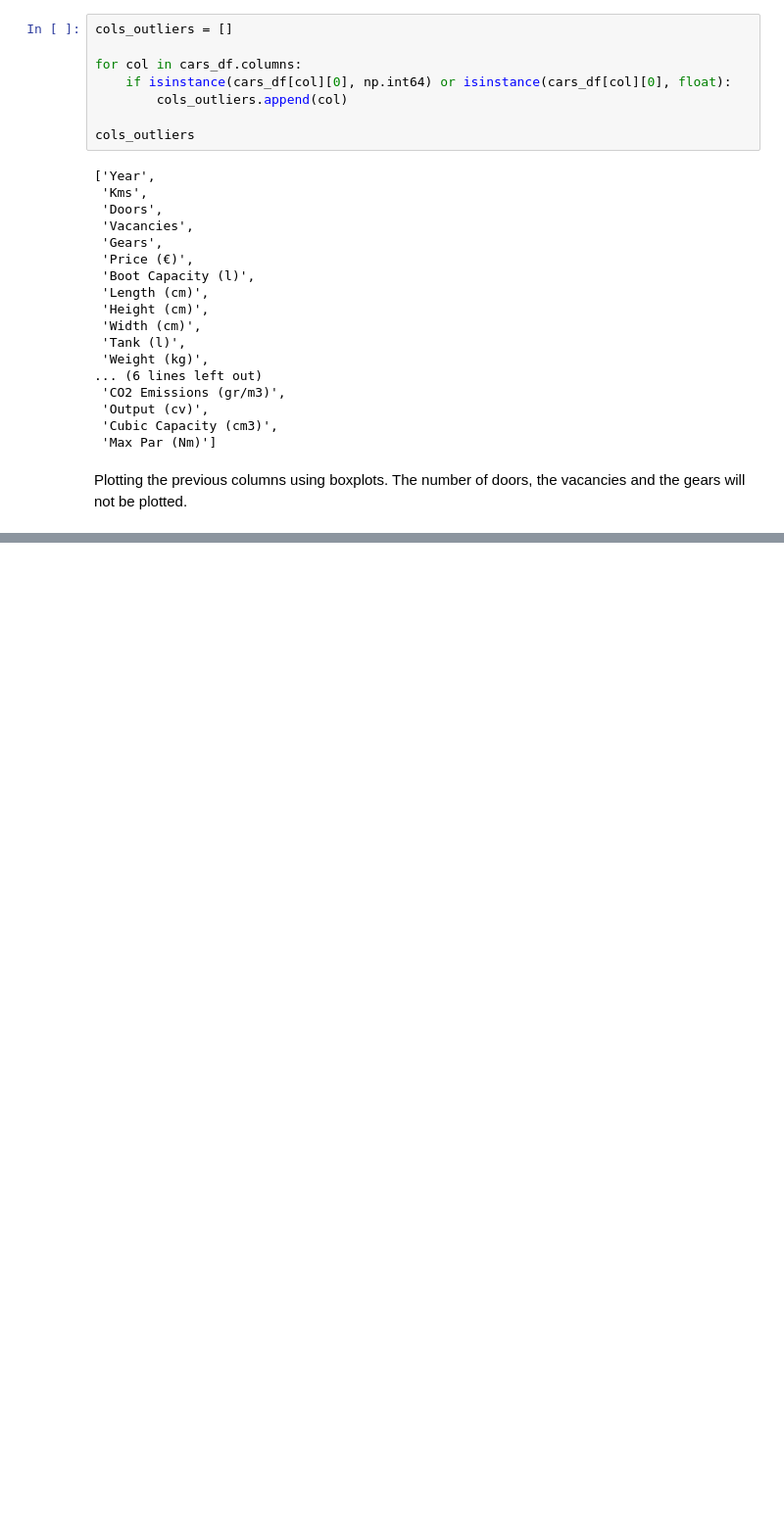
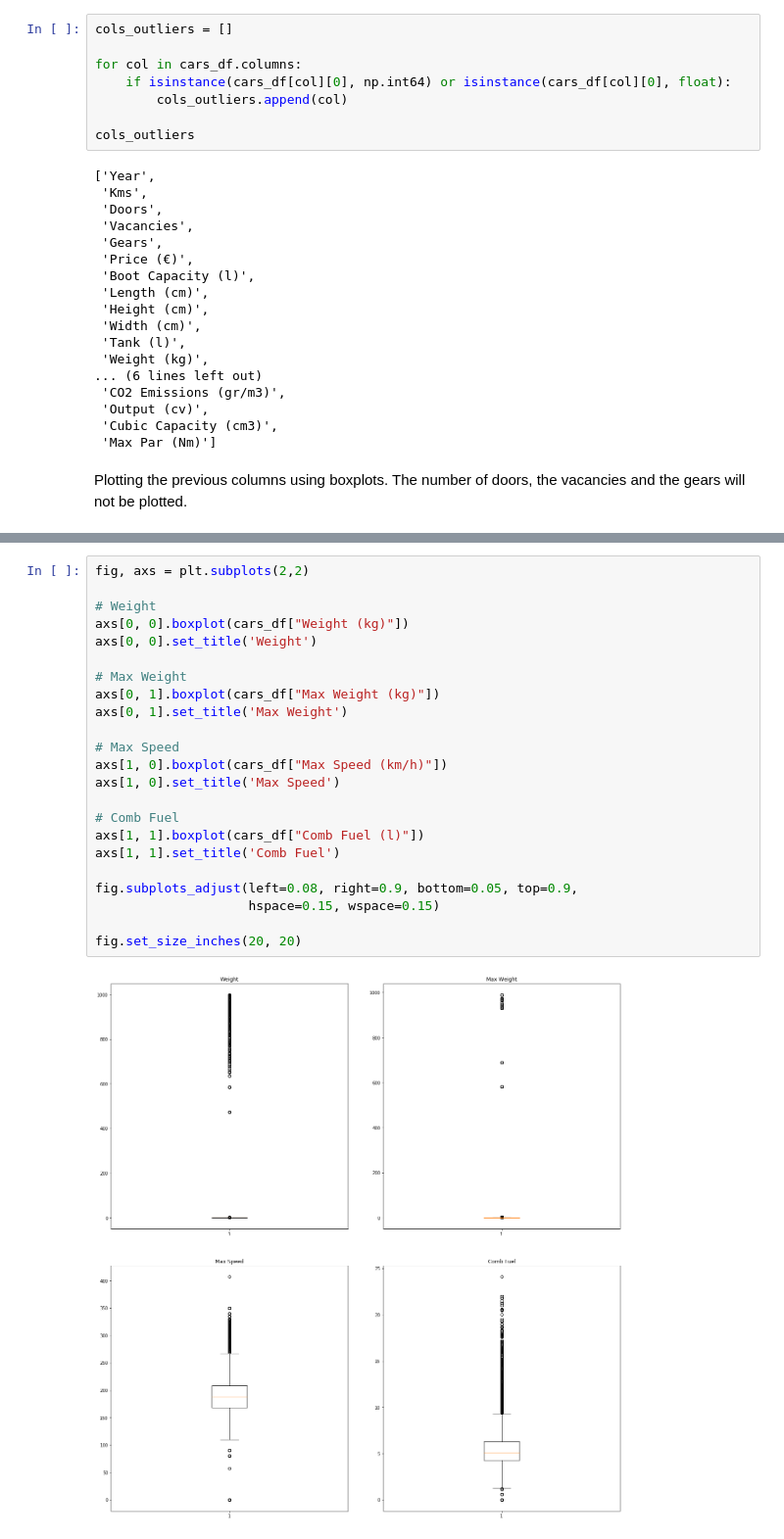
Before and after one commit to seugarte/TFM-MasterDS, a Jupyter notebook: Proccess_TFM.ipynb, the cells around one changed output, grey strips where cells are left out. Shown: that part at 98% size. Saved outputs shown, nothing was run; the diff lists cells and outputs as text; blank space fills up the shorter version.

```diff
--- a/Proccess_TFM.ipynb
+++ b/Proccess_TFM.ipynb
@@ -771,0 +735,25 @@ fig.remove?
+# %%
+fig, axs = plt.subplots(2,2)
+
+# Weight
+axs[0, 0].boxplot(cars_df["Weight (kg)"])
+axs[0, 0].set_title('Weight')
+
+# Max Weight
+axs[0, 1].boxplot(cars_df["Max Weight (kg)"])
+axs[0, 1].set_title('Max Weight')
+
+# Max Speed
+axs[1, 0].boxplot(cars_df["Max Speed (km/h)"])
+axs[1, 0].set_title('Max Speed')
+
+# Comb Fuel
+axs[1, 1].boxplot(cars_df["Comb Fuel (l)"])
+axs[1, 1].set_title('Comb Fuel')
+
+fig.subplots_adjust(left=0.08, right=0.9, bottom=0.05, top=0.9,
+                    hspace=0.15, wspace=0.15)
+
+fig.set_size_inches(20, 20)
+# %% [output]
+[figure, added]
```
Also changed, not shown: parts of 5 cells of this notebook.
